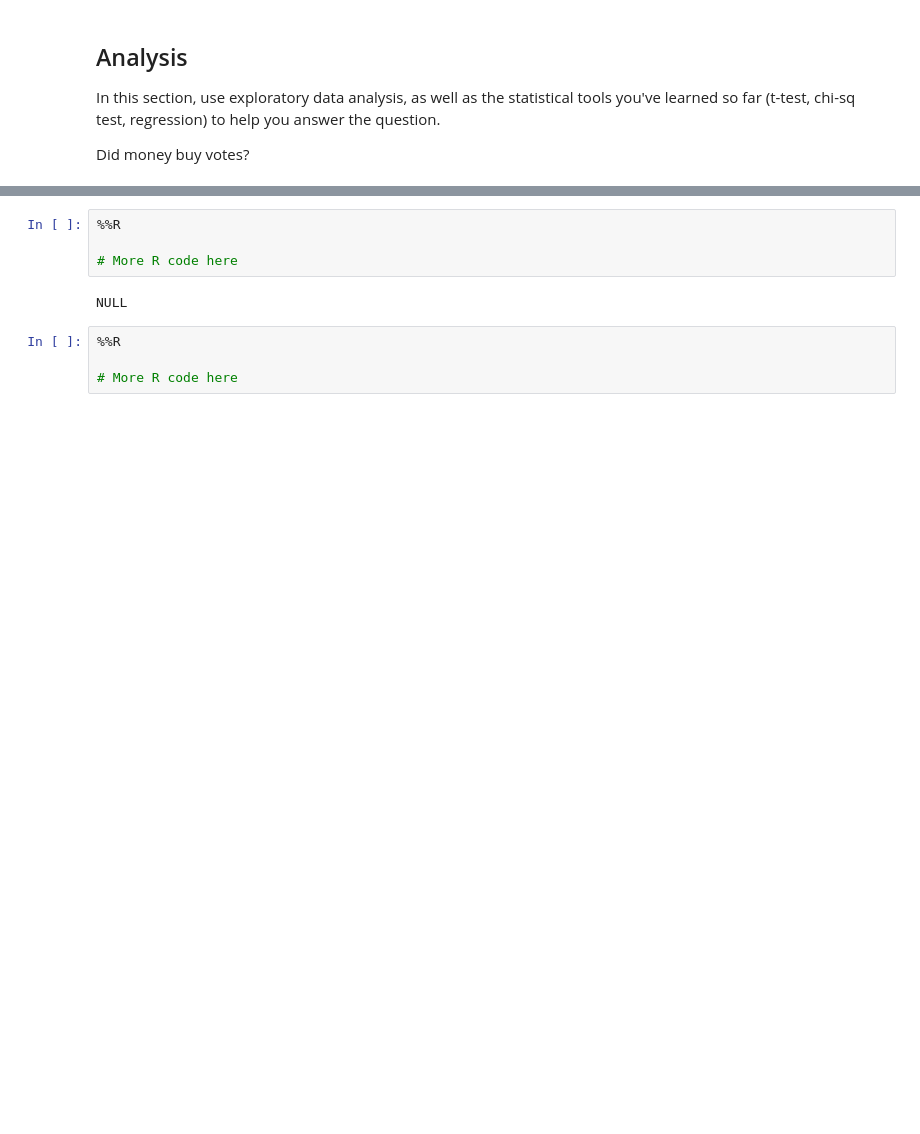
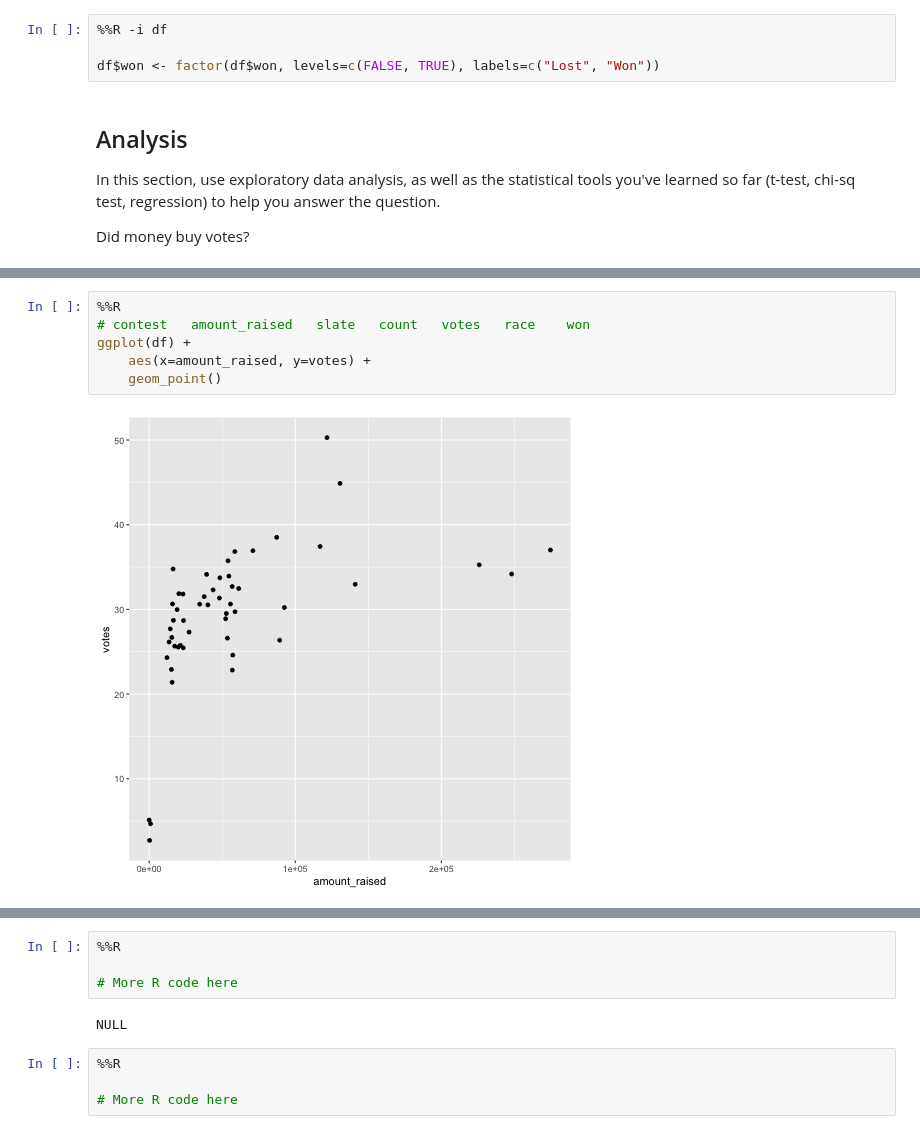
Before and after one commit to data4news/dollars-to-votes-sf-2024, a Jupyter notebook: notebook.ipynb, the cells around one changed output, grey strips where cells are left out. Drawn from its saved outputs; the diff is of its cells as text; blank space fills up the shorter version.

```diff
--- a/notebook.ipynb
+++ b/notebook.ipynb
@@ -101,3 +96,7 @@ df
+# %%
+%%R -i df
+
+df$won <- factor(df$won, levels=c(FALSE, TRUE), labels=c("Lost", "Won"))
 # %% [markdown]
 ## Analysis
 
@@ -118,0 +106,8 @@ NULL
+# %%
+%%R
+# contest	amount_raised	slate	count	votes	race	won
+ggplot(df) +
+    aes(x=amount_raised, y=votes) +
+    geom_point()
+# %% [output]
+[figure, added]
```
Also changed, not shown: parts of 6 cells of this notebook, 1 other file.
